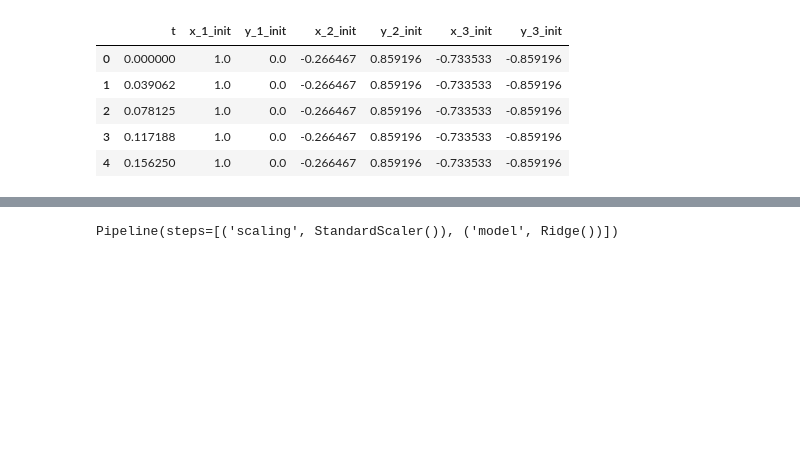
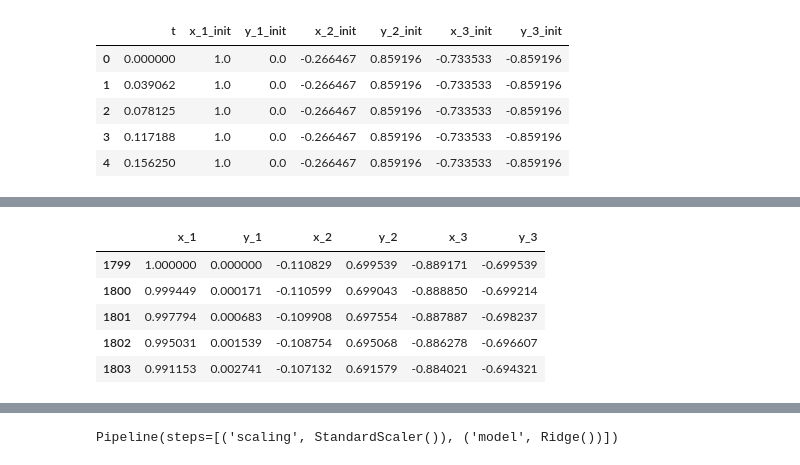
Before and after one commit to AgnJed/ML_the_3-body_problem, a Jupyter notebook: machine-learning-nova-1.ipynb, the cells around one changed output, grey strips where cells are left out. Drawn from its saved outputs; the diff is of its cells as text; code cells hidden in the pictures; blank space fills up the shorter version.

```diff
--- a/machine-learning-nova-1.ipynb
+++ b/machine-learning-nova-1.ipynb
@@ -172,3 +178,12 @@ output_train
+# %%
+output_validation.head()
+# %% [output]
+|  | x_1 | y_1 | x_2 | y_2 | x_3 | y_3 |
+| 1799 | 1.000000 | 0.000000 | -0.110829 | 0.699539 | -0.889171 | -0.699539 |
+| 1800 | 0.999449 | 0.000171 | -0.110599 | 0.699043 | -0.888850 | -0.699214 |
+| 1801 | 0.997794 | 0.000683 | -0.109908 | 0.697554 | -0.887887 | -0.698237 |
+| 1802 | 0.995031 | 0.001539 | -0.108754 | 0.695068 | -0.886278 | -0.696607 |
+| 1803 | 0.991153 | 0.002741 | -0.107132 | 0.691579 | -0.884021 | -0.694321 |
 # %%
 groups = train_set["group"]
 groups
```
Also changed, not shown: parts of 10 cells of this notebook.
